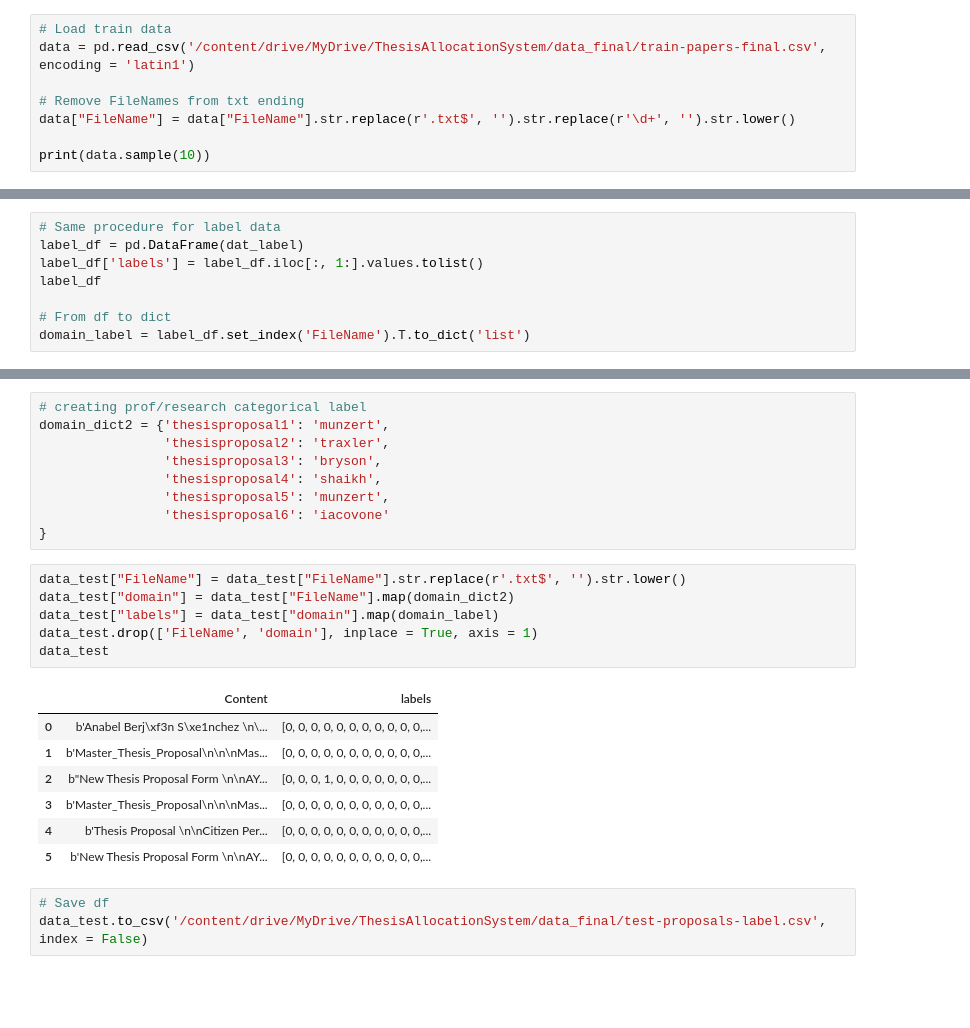
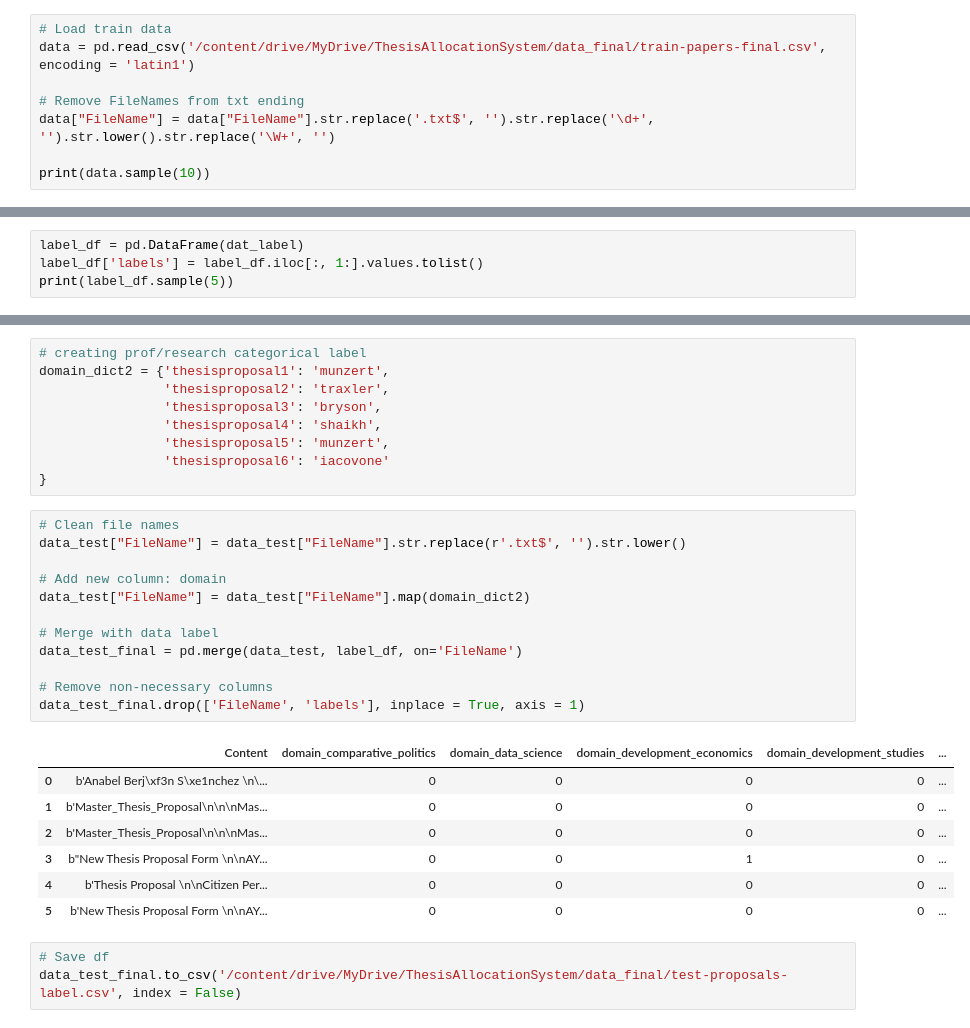
Before and after one commit to esnue/ThesisAllocationSystem, a Jupyter notebook: preprocessing.ipynb, the cells around one changed output, grey strips where cells are left out. Saved outputs shown, nothing was run; the diff lists cells and outputs as text; blank space fills up the shorter version.

Commit message:
export test proposal data encoded

```diff
--- a/preprocessing.ipynb
+++ b/preprocessing.ipynb
@@ -152,7 +144,7 @@ domain_dict = {'anheier': 'non_profit',
 data = pd.read_csv('/content/drive/MyDrive/ThesisAllocationSystem/data_final/train-papers-final.csv', encoding = 'latin1')
 
 # Remove FileNames from txt ending
-data["FileName"] = data["FileName"].str.replace(r'.txt$', '').str.replace(r'\d+', '').str.lower()
+data["FileName"] = data["FileName"].str.replace('.txt$', '').str.replace('\d+', '').str.lower().str.replace('\W+', '')
 
 print(data.sample(10))
 # %% [output]
@@ -232,10 +238,6 @@ train_df.to_csv('/content/drive/MyDrive/ThesisAllocationSystem/data_final/train-
 # %%
 dat_label.drop(['Content'], inplace = True, axis = 1)
 # %%
-# Same procedure for label data
 label_df = pd.DataFrame(dat_label)
 label_df['labels'] = label_df.iloc[:, 1:].values.tolist()
-label_df
-
-# From df to dict
-domain_label = label_df.set_index('FileName').T.to_dict('list')
+print(label_df.sample(5))
@@ -256,19 +267,25 @@ domain_dict2 = {'thesisproposal1': 'munzert',
                 'thesisproposal6': 'iacovone'
 }
 # %%
+# Clean file names
 data_test["FileName"] = data_test["FileName"].str.replace(r'.txt$', '').str.lower()
-data_test["domain"] = data_test["FileName"].map(domain_dict2)
-data_test["labels"] = data_test["domain"].map(domain_label)
-data_test.drop(['FileName', 'domain'], inplace = True, axis = 1)
-data_test
+
+# Add new column: domain
+data_test["FileName"] = data_test["FileName"].map(domain_dict2)
+
+# Merge with data label
+data_test_final = pd.merge(data_test, label_df, on='FileName')
+
+# Remove non-necessary columns
+data_test_final.drop(['FileName', 'labels'], inplace = True, axis = 1)
 # %% [output]
-|  | Content | labels |
-| 0 | b'Anabel Berj\xf3n S\xe1nchez \n\... | [0, 0, 0, 0, 0, 0, 0, 0, 0, 0, 0,... |
-| 1 | b'Master_Thesis_Proposal\n\n\nMas... | [0, 0, 0, 0, 0, 0, 0, 0, 0, 0, 0,... |
-| 2 | b"New Thesis Proposal Form \n\nAY... | [0, 0, 0, 1, 0, 0, 0, 0, 0, 0, 0,... |
-| 3 | b'Master_Thesis_Proposal\n\n\nMas... | [0, 0, 0, 0, 0, 0, 0, 0, 0, 0, 0,... |
-| 4 | b'Thesis Proposal \n\nCitizen Per... | [0, 0, 0, 0, 0, 0, 0, 0, 0, 0, 0,... |
-| 5 | b'New Thesis Proposal Form \n\nAY... | [0, 0, 0, 0, 0, 0, 0, 0, 0, 0, 0,... |
+|  | Content | domain_comparative_politics | domain_data_science | domain_development_economics | domain_development_studies | ... |
+| 0 | b'Anabel Berj\xf3n S\xe1nchez \n\... | 0 | 0 | 0 | 0 | ... |
+| 1 | b'Master_Thesis_Proposal\n\n\nMas... | 0 | 0 | 0 | 0 | ... |
+| 2 | b'Master_Thesis_Proposal\n\n\nMas... | 0 | 0 | 0 | 0 | ... |
+| 3 | b"New Thesis Proposal Form \n\nAY... | 0 | 0 | 1 | 0 | ... |
+| 4 | b'Thesis Proposal \n\nCitizen Per... | 0 | 0 | 0 | 0 | ... |
+| 5 | b'New Thesis Proposal Form \n\nAY... | 0 | 0 | 0 | 0 | ... |
 # %%
 # Save df
-data_test.to_csv('/content/drive/MyDrive/ThesisAllocationSystem/data_final/test-proposals-label.csv', index = False)
+data_test_final.to_csv('/content/drive/MyDrive/ThesisAllocationSystem/data_final/test-proposals-label.csv', index = False)
```
Also changed, not shown: parts of 7 cells of this notebook.
